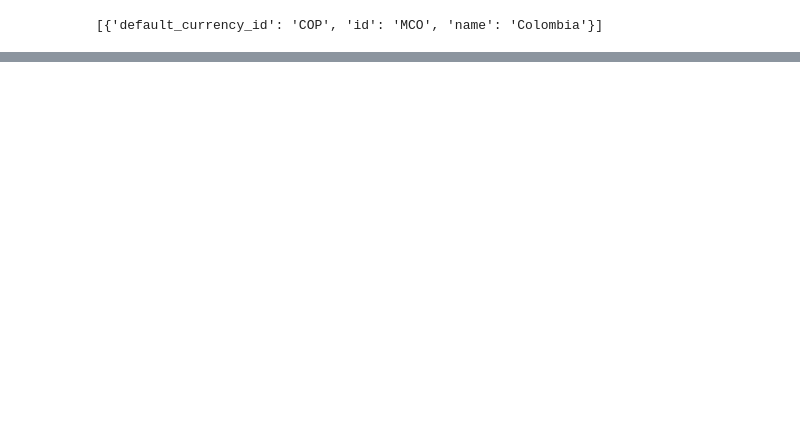
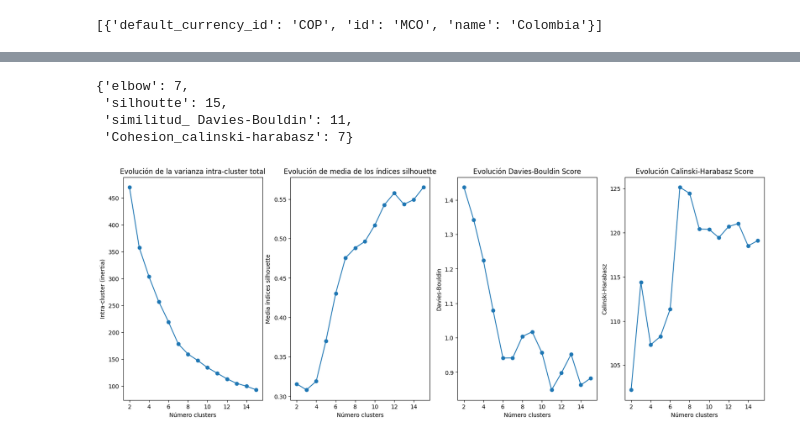
Before and after one commit to ccparra/MELI, a Jupyter notebook: MELI.ipynb, the cells around one changed output, grey strips where cells are left out. Cells and saved outputs as stored; diff of their text form; code cells hidden in the pictures; blank space fills up the shorter version.

Commit message:
Inclusion of modelling and data preprocessing classes
Se realiza el modelado y caractrización de cluster

```diff
--- a/MELI.ipynb
+++ b/MELI.ipynb
@@ -153,0 +104,6 @@ df_reputation=(
+# %%
+df=df_sellers[[c for c in df_sellers.columns if c not in ['seller_id']]]
+# %%
+scaler=MinMaxScaler()
+scaler.fit(df)
+joblib.dump(scaler,'scaler.save')
@@ -153,0 +112,5 @@ df_reputation=(
+# %%
+scaler=joblib.load('scaler.save')
+# %%
+df_scaled=pd.DataFrame(scaler.transform(df),columns=scaler.get_feature_names_out()).set_index(df_sellers.seller_id)
+df_scaled.head()
@@ -153,0 +126,9 @@ df_reputation=(
+# %%
+km_metricas=dm.kmeans_clustering_analysis(df_scaled=df_scaled,range_n_clusters=range(2,16))
+km_metricas
+# %% [output]
+{'elbow': 7,
+ 'silhoutte': 15,
+ 'similitud_ Davies-Bouldin': 11,
+ 'Cohesion_calinski-harabasz': 7}
+[figure, added]
```
Also changed, not shown: parts of 31 cells of this notebook, 8 other files.
